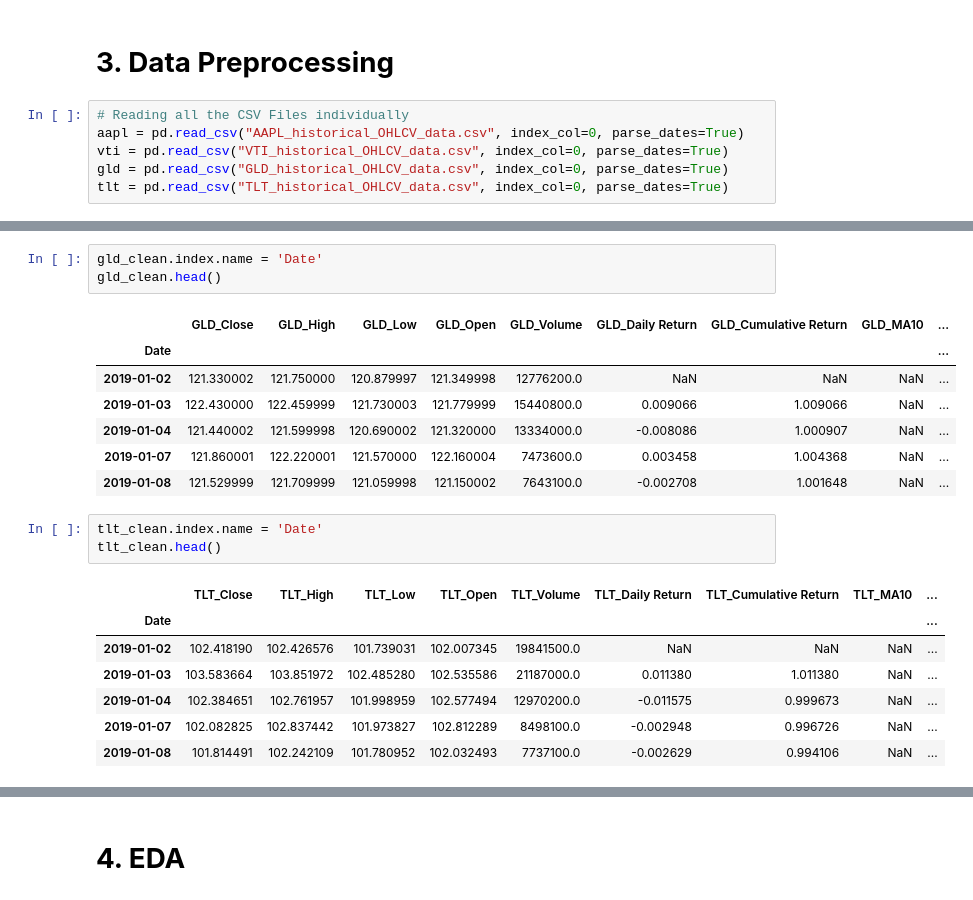
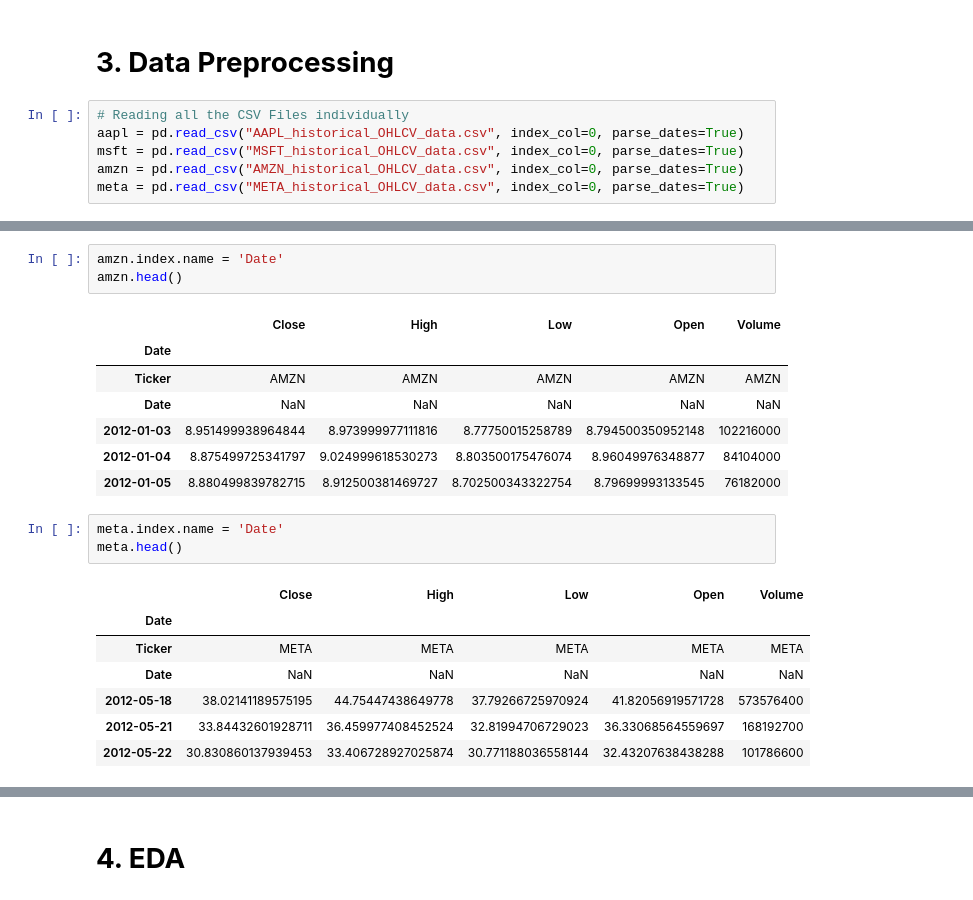
Before and after one commit to Saisha0512/Portfolio_Optimization_ML_DL, a Jupyter notebook: Portfolio_Optimization_ML_DL.ipynb, the cells around one changed output, grey strips where cells are left out. Saved outputs shown, nothing was run; the diff lists cells and outputs as text.

```diff
--- a/Portfolio_Optimization_ML_DL.ipynb
+++ b/Portfolio_Optimization_ML_DL.ipynb
@@ -109,7 +169,7 @@ data['TLT'].head()
 # %%
 # Reading all the CSV Files individually
 aapl = pd.read_csv("AAPL_historical_OHLCV_data.csv", index_col=0, parse_dates=True)
-vti = pd.read_csv("VTI_historical_OHLCV_data.csv", index_col=0, parse_dates=True)
-gld = pd.read_csv("GLD_historical_OHLCV_data.csv", index_col=0, parse_dates=True)
-tlt = pd.read_csv("TLT_historical_OHLCV_data.csv", index_col=0, parse_dates=True)
+msft = pd.read_csv("MSFT_historical_OHLCV_data.csv", index_col=0, parse_dates=True)
+amzn = pd.read_csv("AMZN_historical_OHLCV_data.csv", index_col=0, parse_dates=True)
+meta = pd.read_csv("META_historical_OHLCV_data.csv", index_col=0, parse_dates=True)
 # %%
@@ -170,23 +236,23 @@ vti_clean.head()
 # %%
-gld_clean.index.name = 'Date'
-gld_clean.head()
+amzn.index.name = 'Date'
+amzn.head()
 # %% [output]
-|  | GLD_Close | GLD_High | GLD_Low | GLD_Open | GLD_Volume | GLD_Daily Return | GLD_Cumulative Return | GLD_MA10 | ... |
-| Date |  |  |  |  |  |  |  |  | ... |
-| 2019-01-02 | 121.330002 | 121.750000 | 120.879997 | 121.349998 | 12776200.0 | NaN | NaN | NaN | ... |
-| 2019-01-03 | 122.430000 | 122.459999 | 121.730003 | 121.779999 | 15440800.0 | 0.009066 | 1.009066 | NaN | ... |
-| 2019-01-04 | 121.440002 | 121.599998 | 120.690002 | 121.320000 | 13334000.0 | -0.008086 | 1.000907 | NaN | ... |
-| 2019-01-07 | 121.860001 | 122.220001 | 121.570000 | 122.160004 | 7473600.0 | 0.003458 | 1.004368 | NaN | ... |
-| 2019-01-08 | 121.529999 | 121.709999 | 121.059998 | 121.150002 | 7643100.0 | -0.002708 | 1.001648 | NaN | ... |
+|  | Close | High | Low | Open | Volume |
+| Date |  |  |  |  |  |
+| Ticker | AMZN | AMZN | AMZN | AMZN | AMZN |
+| Date | NaN | NaN | NaN | NaN | NaN |
+| 2012-01-03 | 8.951499938964844 | 8.973999977111816 | 8.77750015258789 | 8.794500350952148 | 102216000 |
+| 2012-01-04 | 8.875499725341797 | 9.024999618530273 | 8.803500175476074 | 8.96049976348877 | 84104000 |
+| 2012-01-05 | 8.880499839782715 | 8.912500381469727 | 8.702500343322754 | 8.79699993133545 | 76182000 |
 # %%
-tlt_clean.index.name = 'Date'
-tlt_clean.head()
+meta.index.name = 'Date'
+meta.head()
 # %% [output]
-|  | TLT_Close | TLT_High | TLT_Low | TLT_Open | TLT_Volume | TLT_Daily Return | TLT_Cumulative Return | TLT_MA10 | ... |
-| Date |  |  |  |  |  |  |  |  | ... |
-| 2019-01-02 | 102.418190 | 102.426576 | 101.739031 | 102.007345 | 19841500.0 | NaN | NaN | NaN | ... |
-| 2019-01-03 | 103.583664 | 103.851972 | 102.485280 | 102.535586 | 21187000.0 | 0.011380 | 1.011380 | NaN | ... |
-| 2019-01-04 | 102.384651 | 102.761957 | 101.998959 | 102.577494 | 12970200.0 | -0.011575 | 0.999673 | NaN | ... |
-| 2019-01-07 | 102.082825 | 102.837442 | 101.973827 | 102.812289 | 8498100.0 | -0.002948 | 0.996726 | NaN | ... |
-| 2019-01-08 | 101.814491 | 102.242109 | 101.780952 | 102.032493 | 7737100.0 | -0.002629 | 0.994106 | NaN | ... |
+|  | Close | High | Low | Open | Volume |
+| Date |  |  |  |  |  |
+| Ticker | META | META | META | META | META |
+| Date | NaN | NaN | NaN | NaN | NaN |
+| 2012-05-18 | 38.02141189575195 | 44.75447438649778 | 37.79266725970924 | 41.82056919571728 | 573576400 |
+| 2012-05-21 | 33.84432601928711 | 36.459977408452524 | 32.81994706729023 | 36.33068564559697 | 168192700 |
+| 2012-05-22 | 30.830860137939453 | 33.406728927025874 | 30.771188036558144 | 32.43207638438288 | 101786600 |
 # %%
```
Also changed, not shown: parts of 54 cells of this notebook.
